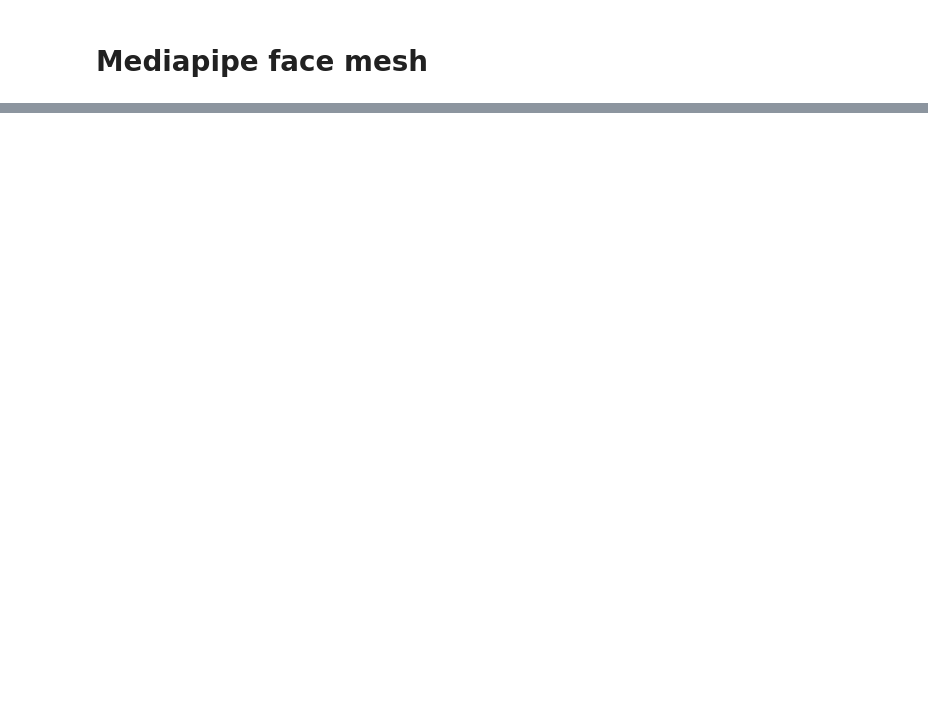
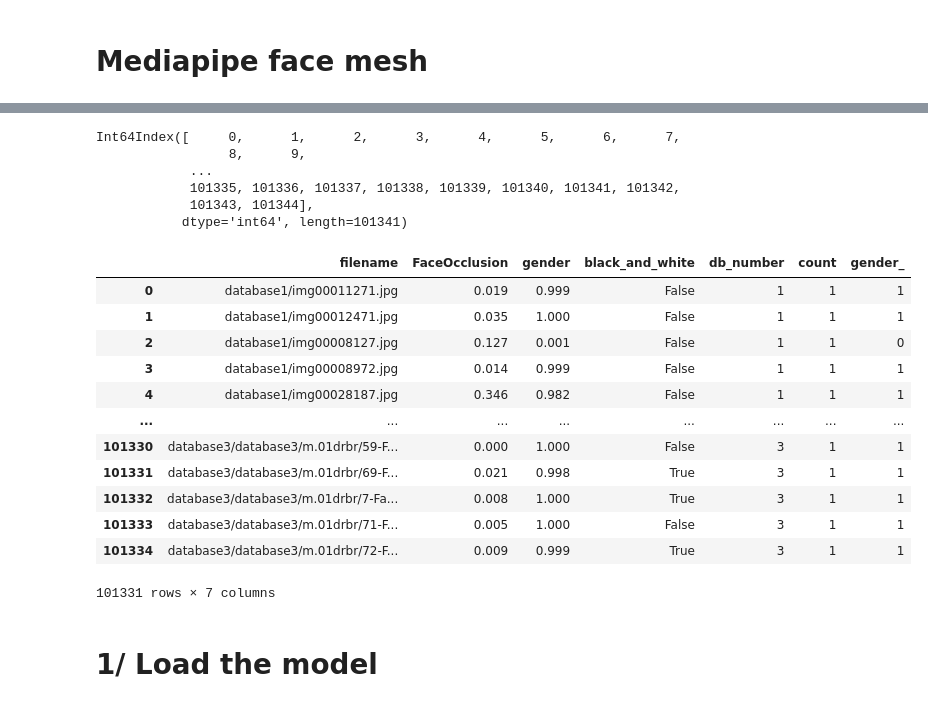
Before and after one commit to Mita-Data/Data_challenge_2.0, a Jupyter notebook: anaele_mediapipe_face_mesh.ipynb, the cells around one changed output, grey strips where cells are left out. Cells and saved outputs as stored; diff of their text form; code cells hidden in the pictures; blank space fills up the shorter version.

```diff
--- a/anaele_mediapipe_face_mesh.ipynb
+++ b/anaele_mediapipe_face_mesh.ipynb
@@ -70,0 +156,35 @@ cv2.destroyAllWindows()
+# %%
+# open df_train.pkl
+
+image_dir = "Data/crops_100K"
+
+# open the file for reading
+with open('Data/df_train.pkl', 'rb') as f:
+    df_train = pickle.load(f)
+
+# reset the index
+#df_train = df_train.reset_index(drop=True)
+print(df_train.index)
+df_train.head(-10)
+# %% [output]
+Int64Index([     0,      1,      2,      3,      4,      5,      6,      7,
+                 8,      9,
+            ...
+            101335, 101336, 101337, 101338, 101339, 101340, 101341, 101342,
+            101343, 101344],
+           dtype='int64', length=101341)
+|  | filename | FaceOcclusion | gender | black_and_white | db_number | count | gender_ |
+| 0 | database1/img00011271.jpg | 0.019 | 0.999 | False | 1 | 1 | 1 |
+| 1 | database1/img00012471.jpg | 0.035 | 1.000 | False | 1 | 1 | 1 |
+| 2 | database1/img00008127.jpg | 0.127 | 0.001 | False | 1 | 1 | 0 |
+| 3 | database1/img00008972.jpg | 0.014 | 0.999 | False | 1 | 1 | 1 |
+| 4 | database1/img00028187.jpg | 0.346 | 0.982 | False | 1 | 1 | 1 |
+| ... | ... | ... | ... | ... | ... | ... | ... |
+| 101330 | database3/database3/m.01drbr/59-F... | 0.000 | 1.000 | False | 3 | 1 | 1 |
+| 101331 | database3/database3/m.01drbr/69-F... | 0.021 | 0.998 | True | 3 | 1 | 1 |
+| 101332 | database3/database3/m.01drbr/7-Fa... | 0.008 | 1.000 | True | 3 | 1 | 1 |
+| 101333 | database3/database3/m.01drbr/71-F... | 0.005 | 1.000 | False | 3 | 1 | 1 |
+| 101334 | database3/database3/m.01drbr/72-F... | 0.009 | 0.999 | True | 3 | 1 | 1 |
+101331 rows × 7 columns
+# %% [markdown]
+# 1/ Load the model
```
Also changed, not shown: parts of 19 cells of this notebook, 3 other files.
